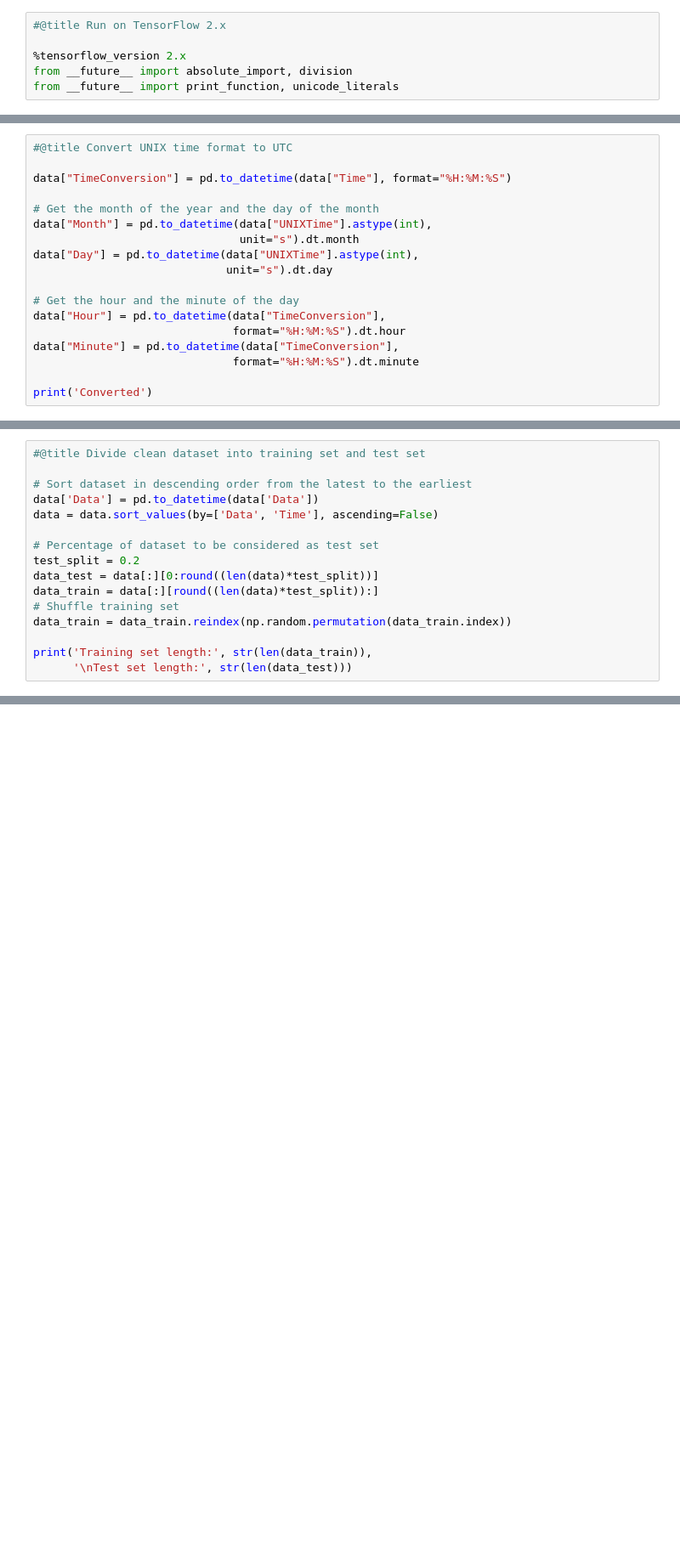
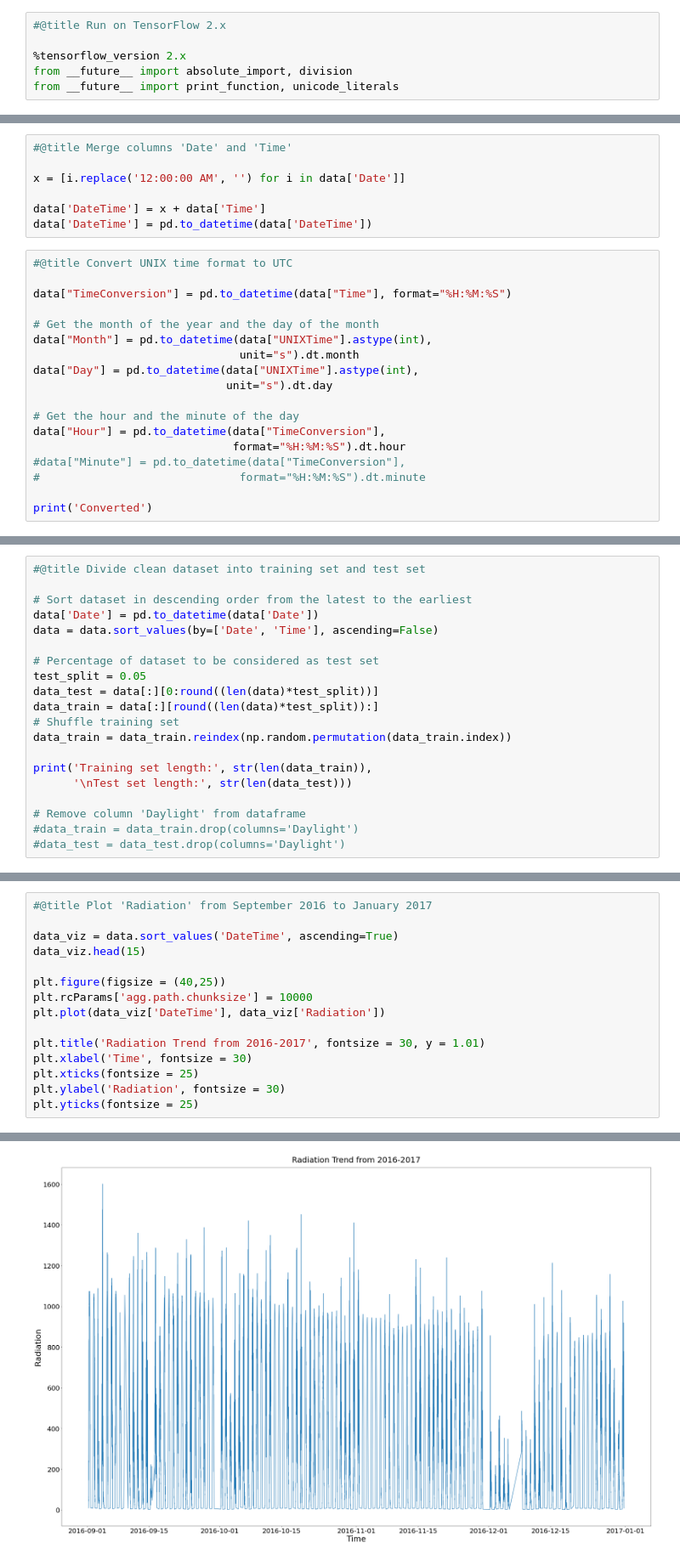
Before and after one commit to marcellinusc/solar-radiation, a Jupyter notebook: ml_model.ipynb, the cells around one changed output, grey strips where cells are left out. Shown at 85% size. Cells and saved outputs as stored; diff of their text form; blank space fills up the shorter version.

Commit message:
Add data visualization

```diff
--- a/ml_model.ipynb
+++ b/ml_model.ipynb
@@ -41,3 +53,10 @@ print('Dataset length:', str(len(data)))
+# %%
+#@title Merge columns 'Date' and 'Time'
+
+x = [i.replace('12:00:00 AM', '') for i in data['Date']]
+
+data['DateTime'] = x + data['Time']
+data['DateTime'] = pd.to_datetime(data['DateTime'])
 # %%
 #@title Convert UNIX time format to UTC
 
@@ -52,7 +71,7 @@ data["Day"] = pd.to_datetime(data["UNIXTime"].astype(int),
 # Get the hour and the minute of the day
 data["Hour"] = pd.to_datetime(data["TimeConversion"],
                               format="%H:%M:%S").dt.hour
-data["Minute"] = pd.to_datetime(data["TimeConversion"],
-                              format="%H:%M:%S").dt.minute
+#data["Minute"] = pd.to_datetime(data["TimeConversion"],
+#                              format="%H:%M:%S").dt.minute
 
 print('Converted')
@@ -60,11 +81,11 @@ print('Converted')
 #@title Divide clean dataset into training set and test set
 
 # Sort dataset in descending order from the latest to the earliest
-data['Data'] = pd.to_datetime(data['Data'])
-data = data.sort_values(by=['Data', 'Time'], ascending=False)
+data['Date'] = pd.to_datetime(data['Date'])
+data = data.sort_values(by=['Date', 'Time'], ascending=False)
 
 # Percentage of dataset to be considered as test set
-test_split = 0.2
+test_split = 0.05
 data_test = data[:][0:round((len(data)*test_split))]
 data_train = data[:][round((len(data)*test_split)):]
 # Shuffle training set
@@ -72,3 +93,7 @@ data_train = data_train.reindex(np.random.permutation(data_train.index))
 
 print('Training set length:', str(len(data_train)),
       '\nTest set length:', str(len(data_test)))
+
+# Remove column 'Daylight' from dataframe
+#data_train = data_train.drop(columns='Daylight')
+#data_test = data_test.drop(columns='Daylight')
@@ -74,0 +199,16 @@ print('Training set length:', str(len(data_train)),
+# %%
+#@title Plot 'Radiation' from September 2016 to January 2017
+
+data_viz = data.sort_values('DateTime', ascending=True)
+data_viz.head(15)
+
+plt.figure(figsize = (40,25))
+plt.rcParams['agg.path.chunksize'] = 10000
+plt.plot(data_viz['DateTime'], data_viz['Radiation'])
+
+plt.title('Radiation Trend from 2016-2017', fontsize = 30, y = 1.01)
+plt.xlabel('Time', fontsize = 30)
+plt.xticks(fontsize = 25)
+plt.ylabel('Radiation', fontsize = 30)
+plt.yticks(fontsize = 25)
+# %% [output]
@@ -74,0 +217 @@ print('Training set length:', str(len(data_train)),
+[figure, added]
```
Also changed, not shown: parts of 19 cells of this notebook.
